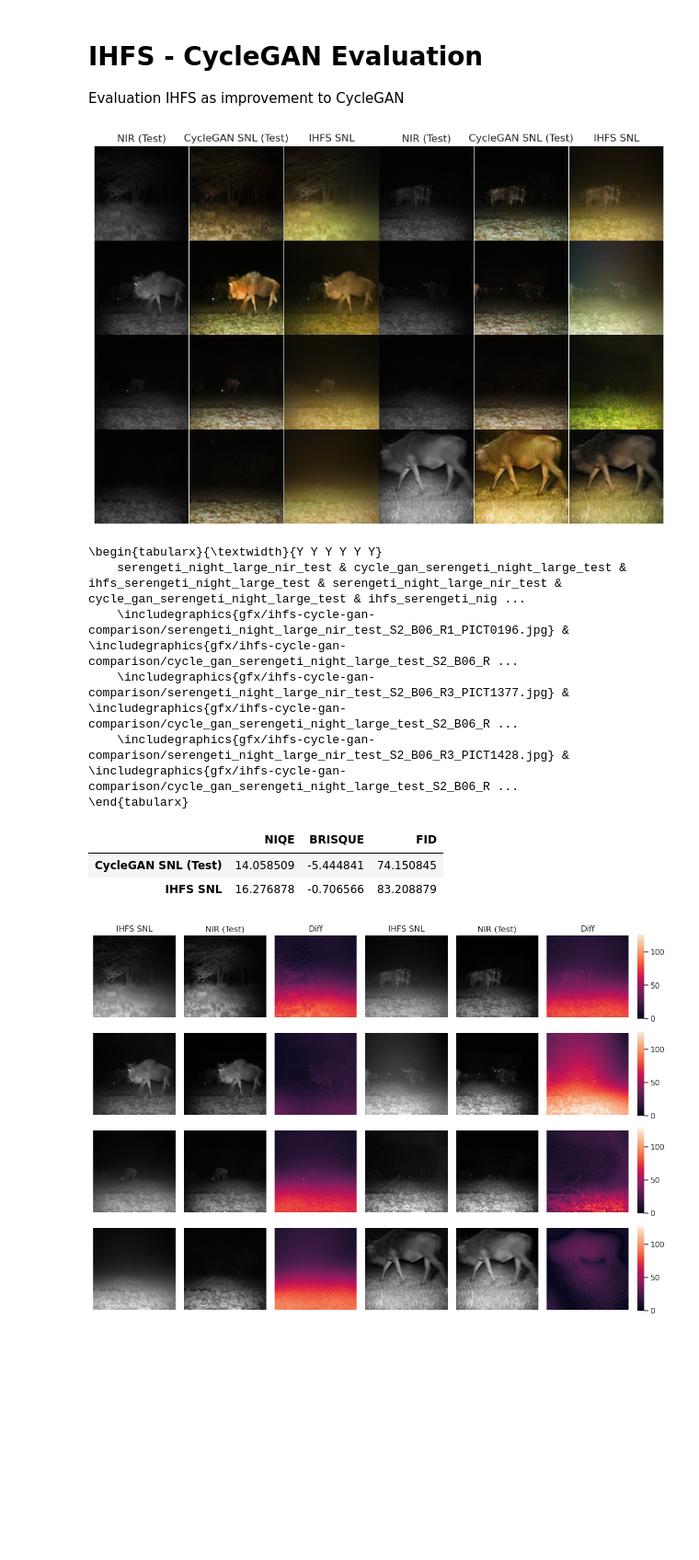
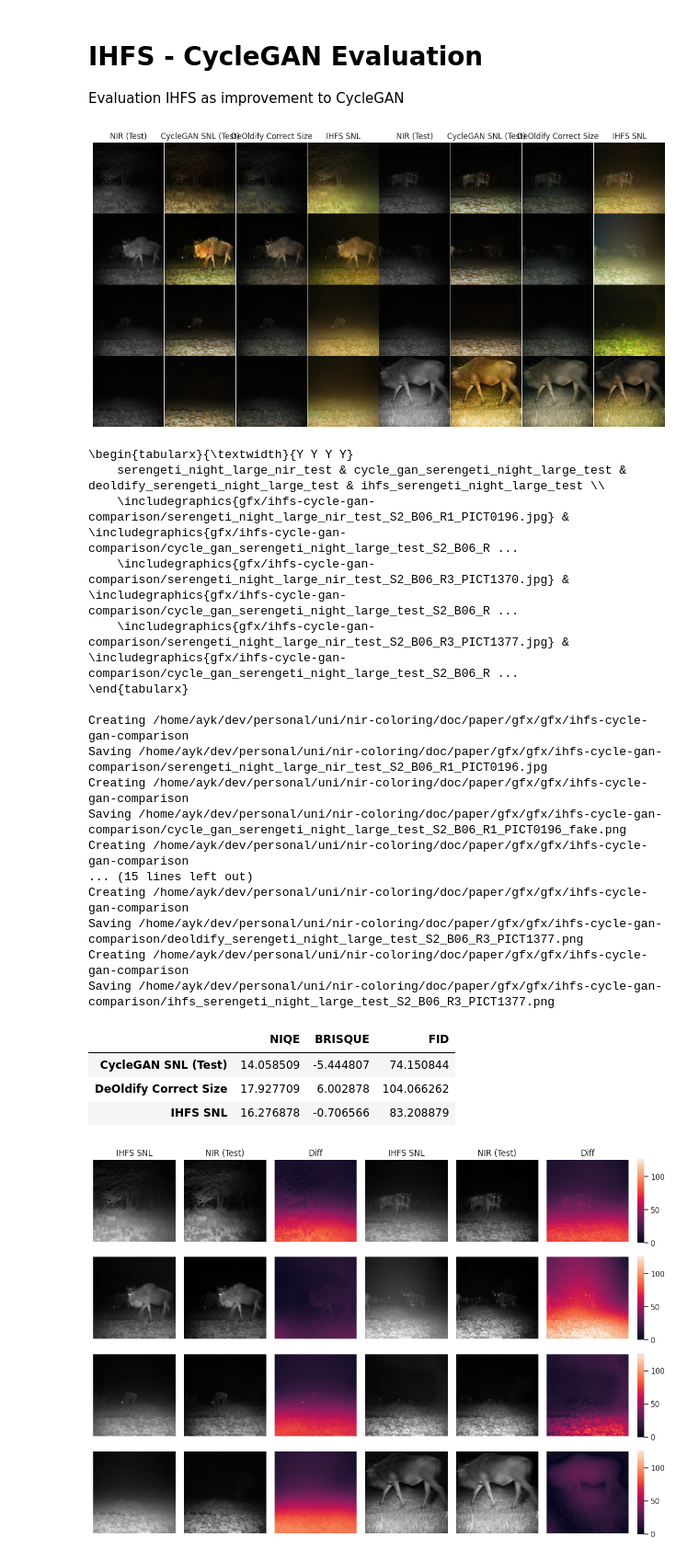
Before and after one commit to aykborstelmann/nir-coloring, a Jupyter notebook: nircoloring/evaluation/ihfs-evaluation.ipynb, the cells around one changed output. Shown at 92% size. Saved outputs shown, nothing was run; the diff lists cells and outputs as text; code cells hidden in the pictures; blank space fills up the shorter version.

Commit message:
Add deoldify as method

```diff
--- a/nircoloring/evaluation/ihfs-evaluation.ipynb
+++ b/nircoloring/evaluation/ihfs-evaluation.ipynb
@@ -44,33 +45,50 @@ result_to_quan_df([iis_serengeti_night_large_test, ihfs_serengeti_night_large_te
 # IHFS - CycleGAN Evaluation
 Evaluation IHFS as improvement to CycleGAN
 # %%
-plot_grid([serengeti_night_large_nir_test, cycle_gan_serengeti_night_large_test, ihfs_serengeti_night_large_test],
+plot_grid([serengeti_night_large_nir_test, cycle_gan_serengeti_night_large_test,
+           deoldlify_correct_size_serengeti_night_large_test, ihfs_serengeti_night_large_test],
           columns=2)
 # %% [output]
-[figure, old version]
+[figure, new version]
 # %%
 tabular_definition, copy_function = plot_grid_latex(
-    [serengeti_night_large_nir_test, cycle_gan_serengeti_night_large_test, ihfs_serengeti_night_large_test],
-    columns=2, rows=3,
+    [serengeti_night_large_nir_test, cycle_gan_serengeti_night_large_test,
+     deoldlify_correct_size_serengeti_night_large_test
+        , ihfs_serengeti_night_large_test],
+    columns=1, rows=3,
     fig_title="ihfs-cycle-gan-comparison",
     column_titles=["serengeti_night_large_nir_test",
                    "cycle_gan_serengeti_night_large_test",
+                   "deoldify_serengeti_night_large_test",
                    "ihfs_serengeti_night_large_test"])
 
 print(tabular_definition)
-#copy_function()
+copy_function()
 # %% [output]
-\begin{tabularx}{\textwidth}{Y Y Y Y Y Y}
-    serengeti_night_large_nir_test & cycle_gan_serengeti_night_large_test & ihfs_serengeti_night_large_test & serengeti_night_large_nir_test & cycle_gan_serengeti_night_large_test & ihfs_serengeti_nig ...
+\begin{tabularx}{\textwidth}{Y Y Y Y}
+    serengeti_night_large_nir_test & cycle_gan_serengeti_night_large_test & deoldify_serengeti_night_large_test & ihfs_serengeti_night_large_test \\
     \includegraphics{gfx/ihfs-cycle-gan-comparison/serengeti_night_large_nir_test_S2_B06_R1_PICT0196.jpg} & \includegraphics{gfx/ihfs-cycle-gan-comparison/cycle_gan_serengeti_night_large_test_S2_B06_R ...
+    \includegraphics{gfx/ihfs-cycle-gan-comparison/serengeti_night_large_nir_test_S2_B06_R3_PICT1370.jpg} & \includegraphics{gfx/ihfs-cycle-gan-comparison/cycle_gan_serengeti_night_large_test_S2_B06_R ...
     \includegraphics{gfx/ihfs-cycle-gan-comparison/serengeti_night_large_nir_test_S2_B06_R3_PICT1377.jpg} & \includegraphics{gfx/ihfs-cycle-gan-comparison/cycle_gan_serengeti_night_large_test_S2_B06_R ...
-    \includegraphics{gfx/ihfs-cycle-gan-comparison/serengeti_night_large_nir_test_S2_B06_R3_PICT1428.jpg} & \includegraphics{gfx/ihfs-cycle-gan-comparison/cycle_gan_serengeti_night_large_test_S2_B06_R ...
 \end{tabularx}
+
+Creating /home/ayk/dev/personal/uni/nir-coloring/doc/paper/gfx/gfx/ihfs-cycle-gan-comparison
+Saving /home/ayk/dev/personal/uni/nir-coloring/doc/paper/gfx/gfx/ihfs-cycle-gan-comparison/serengeti_night_large_nir_test_S2_B06_R1_PICT0196.jpg
+Creating /home/ayk/dev/personal/uni/nir-coloring/doc/paper/gfx/gfx/ihfs-cycle-gan-comparison
+Saving /home/ayk/dev/personal/uni/nir-coloring/doc/paper/gfx/gfx/ihfs-cycle-gan-comparison/cycle_gan_serengeti_night_large_test_S2_B06_R1_PICT0196_fake.png
+Creating /home/ayk/dev/personal/uni/nir-coloring/doc/paper/gfx/gfx/ihfs-cycle-gan-comparison
+... (15 lines left out)
+Creating /home/ayk/dev/personal/uni/nir-coloring/doc/paper/gfx/gfx/ihfs-cycle-gan-comparison
+Saving /home/ayk/dev/personal/uni/nir-coloring/doc/paper/gfx/gfx/ihfs-cycle-gan-comparison/deoldify_serengeti_night_large_test_S2_B06_R3_PICT1377.png
+Creating /home/ayk/dev/personal/uni/nir-coloring/doc/paper/gfx/gfx/ihfs-cycle-gan-comparison
+Saving /home/ayk/dev/personal/uni/nir-coloring/doc/paper/gfx/gfx/ihfs-cycle-gan-comparison/ihfs_serengeti_night_large_test_S2_B06_R3_PICT1377.png
 # %%
-result_to_quan_df([cycle_gan_serengeti_night_large_test, ihfs_serengeti_night_large_test])
+result_to_quan_df([cycle_gan_serengeti_night_large_test, deoldlify_correct_size_serengeti_night_large_test,
+                   ihfs_serengeti_night_large_test])
 # %% [output]
 |  | NIQE | BRISQUE | FID |
-| CycleGAN SNL (Test) | 14.058509 | -5.444841 | 74.150845 |
+| CycleGAN SNL (Test) | 14.058509 | -5.444807 | 74.150844 |
+| DeOldify Correct Size | 17.927709 | 6.002878 | 104.066262 |
 | IHFS SNL | 16.276878 | -0.706566 | 83.208879 |
 # %%
 plot_diff_heatmap(ihfs_serengeti_night_large_test, serengeti_night_large_nir_test, columns=2, intensity=True)
```
Also changed, not shown: parts of 1 cell of this notebook, 3 other files.
